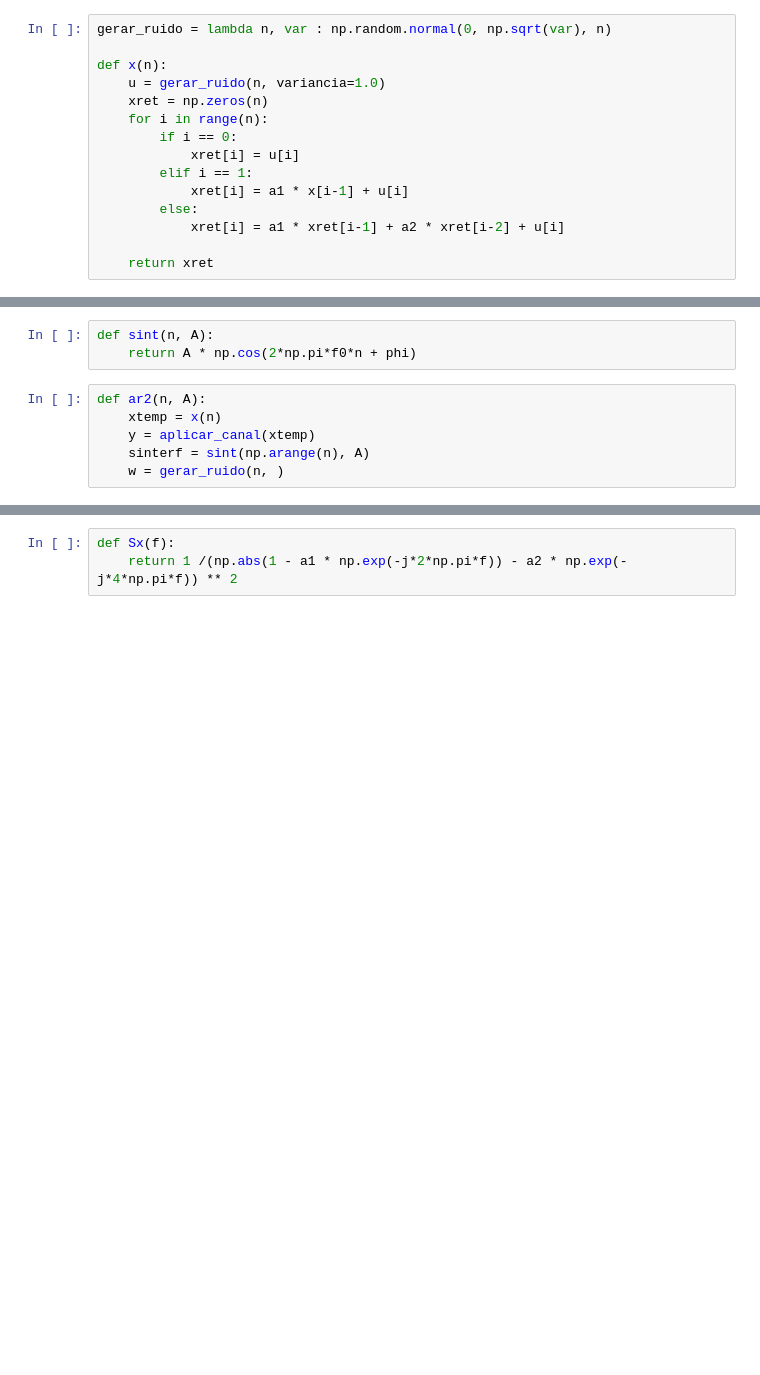
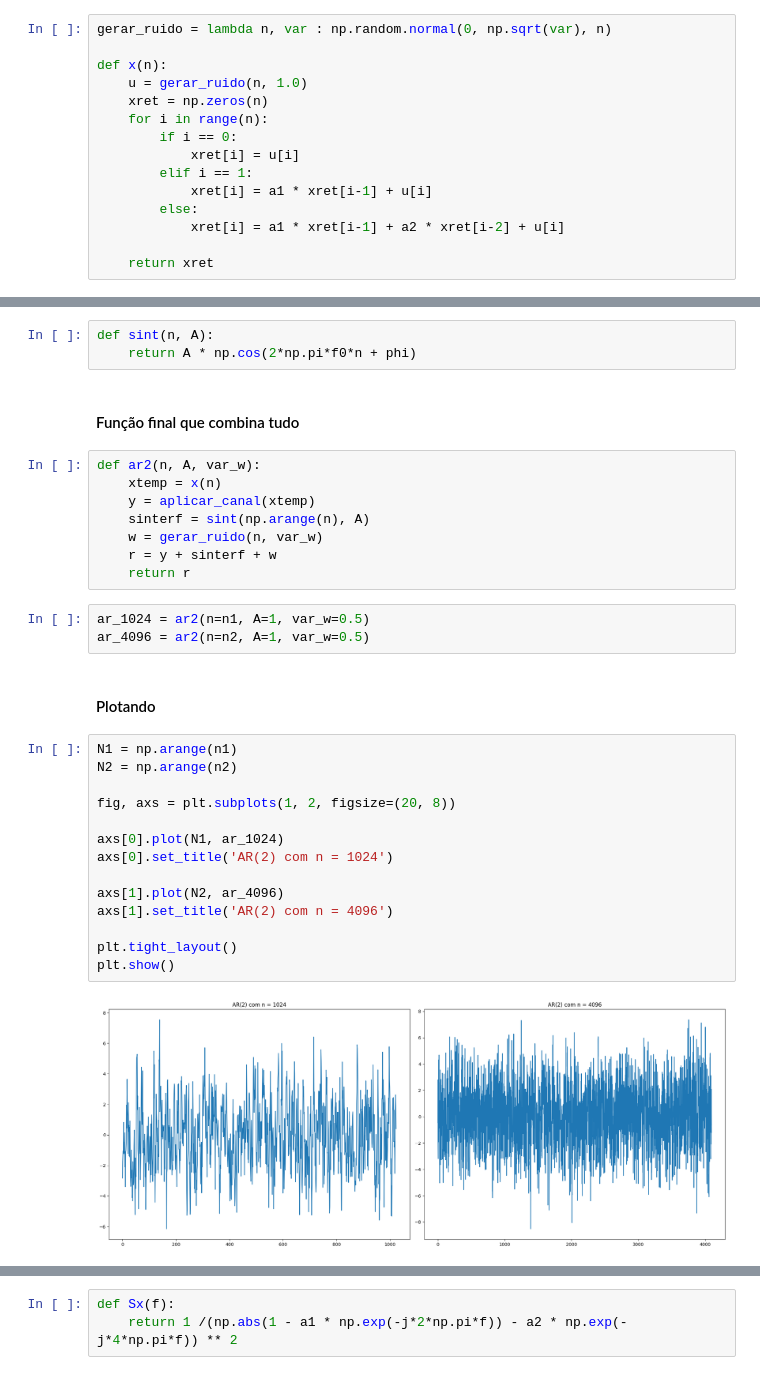
Before and after one commit to mateusribeirog/StochasticProcesses, a Jupyter notebook: PowerSpectralDensity/main.ipynb, the cells around one changed output, grey strips where cells are left out. Cells and saved outputs as stored; diff of their text form; blank space fills up the shorter version.

```diff
--- a/PowerSpectralDensity/main.ipynb
+++ b/PowerSpectralDensity/main.ipynb
@@ -20,13 +24,13 @@ D = 4
 gerar_ruido = lambda n, var : np.random.normal(0, np.sqrt(var), n)
 
 def x(n):
-    u = gerar_ruido(n, variancia=1.0)
+    u = gerar_ruido(n, 1.0)
     xret = np.zeros(n)
     for i in range(n):
         if i == 0:
             xret[i] = u[i]
         elif i == 1:
-            xret[i] = a1 * x[i-1] + u[i]
+            xret[i] = a1 * xret[i-1] + u[i]
         else:
             xret[i] = a1 * xret[i-1] + a2 * xret[i-2] + u[i]
 
@@ -42,9 +52,34 @@ def aplicar_canal(x):
 # %%
 def sint(n, A):
     return A * np.cos(2*np.pi*f0*n + phi)
+# %% [markdown]
+#### Função final que combina tudo
 # %%
-def ar2(n, A):
+def ar2(n, A, var_w):
     xtemp = x(n)
     y = aplicar_canal(xtemp)
     sinterf = sint(np.arange(n), A)
-    w = gerar_ruido(n, )
+    w = gerar_ruido(n, var_w)
+    r = y + sinterf + w
+    return r
+# %%
+ar_1024 = ar2(n=n1, A=1, var_w=0.5)
+ar_4096 = ar2(n=n2, A=1, var_w=0.5)
+# %% [markdown]
+#### Plotando
+# %%
+N1 = np.arange(n1)
+N2 = np.arange(n2)
+
+fig, axs = plt.subplots(1, 2, figsize=(20, 8))
+
+axs[0].plot(N1, ar_1024)
+axs[0].set_title('AR(2) com n = 1024')
+
+axs[1].plot(N2, ar_4096)
+axs[1].set_title('AR(2) com n = 4096')
+
+plt.tight_layout()
+plt.show()
+# %% [output]
+[figure, added]
```
Also changed, not shown: parts of 6 cells of this notebook.
